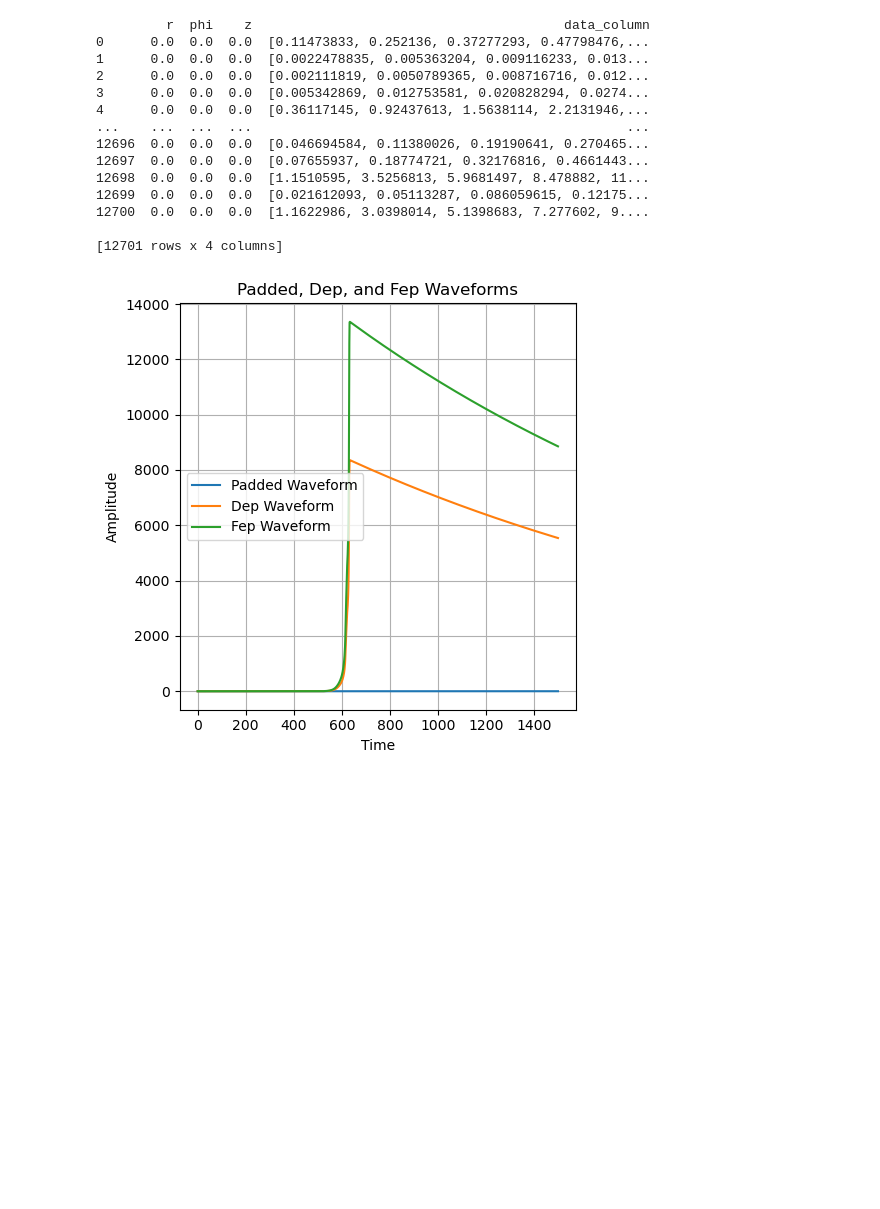
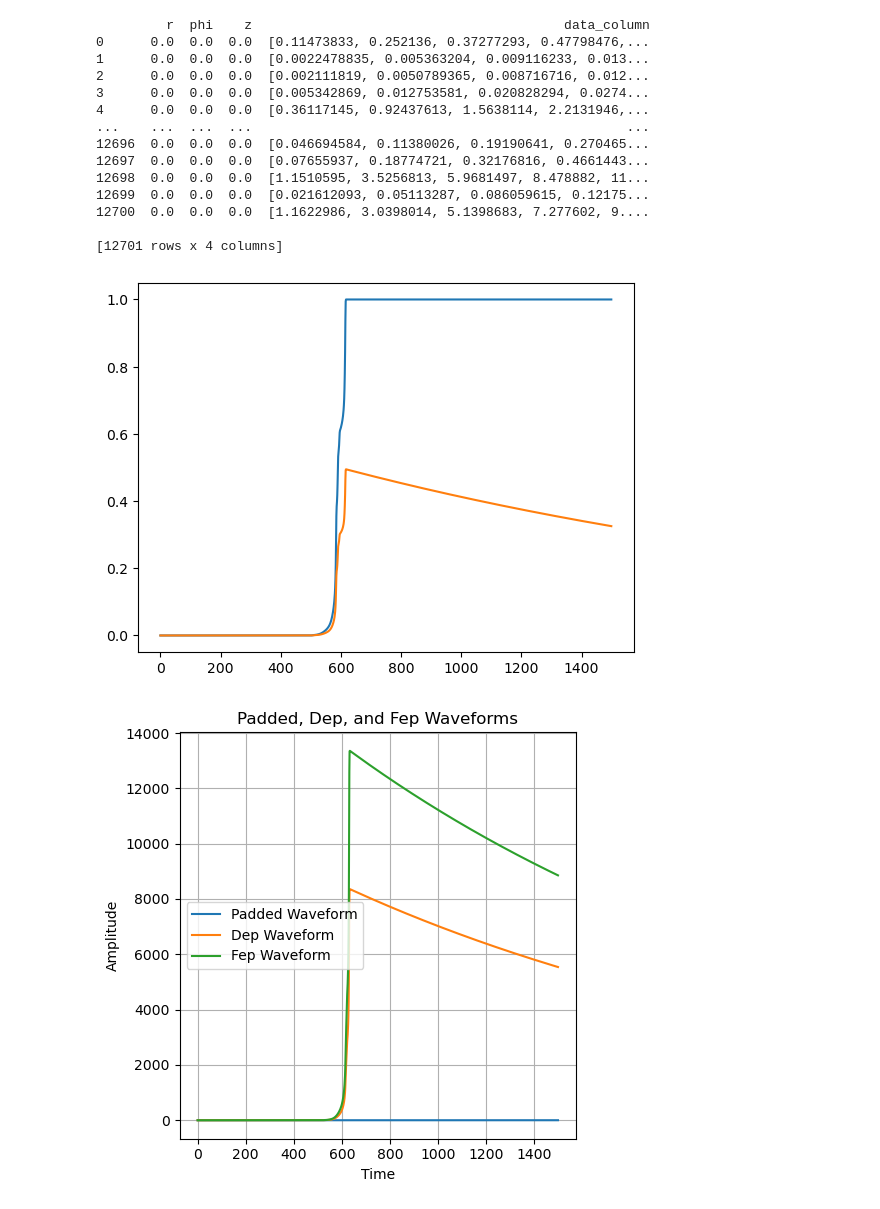
Before and after one commit to aobol/CPU-Net, a Jupyter notebook: data_emulation/SimulatingElectronicResponse.ipynb, the cells around one changed output. Saved outputs shown, nothing was run; the diff lists cells and outputs as text; code cells hidden in the pictures; blank space fills up the shorter version.

```diff
--- a/data_emulation/SimulatingElectronicResponse.ipynb
+++ b/data_emulation/SimulatingElectronicResponse.ipynb
@@ -11,7 +11,7 @@ import pandas as pd
 import pickle
 
 eng_peak = 'sep'
-home_dir = '/global/homes/k/kbhimani/CPU-Net/'
+home_dir='/nas/longleaf/home/kbhimani/'
 # %%
 pickle_path_transformed_waveform = home_dir+f'training_data/{eng_peak}_cleaned.pickle'
 def event_loader_data(address, elow=-99999, ehi=99999):
@@ -26,9 +26,9 @@ def event_loader_data(address, elow=-99999, ehi=99999):
             except EOFError:
                 break
     return wf_list
-data_ornl_fep = event_loader_data(home_dir+'training_data/fep_cleaned.pickle')
-data_ornl_dep = event_loader_data(home_dir+'training_data/dep_cleaned.pickle')
-data_ornl_sep = event_loader_data(home_dir+'training_data/sep_cleaned.pickle')
+data_ornl_fep = event_loader_data(home_dir+'CPU-Net/training_data/fep_cleaned.pickle')
+data_ornl_dep = event_loader_data(home_dir+'CPU-Net/training_data/dep_cleaned.pickle')
+data_ornl_sep = event_loader_data(home_dir+'CPU-Net/training_data/sep_cleaned.pickle')
 # %%
 # Function to process waveforms
 def process_waveforms(data, max_length):
@@ -120,7 +120,7 @@ def event_loader_sim(address, elow=-99999, ehi=99999):
             except EOFError:
                 break
     return wf_list
-sim = event_loader_sim(home_dir + f"training_data/{eng_peak}_wf_sim.pickle")
+sim = event_loader_sim(home_dir + f"CPU-Net/training_data/{eng_peak}_wf_sim.pickle")
 # Create a DataFrame with r, phi, z, and data_column
 data = {
     'r': [0.0] * len(sim),
@@ -200,34 +200,39 @@ sep_transformed_list = []
 # Scale and apply transfer functions
 for i, waveform in tqdm(enumerate(df['data_column'])):
     # Normalize the waveform
+    plt.plot(waveform)
     transformed = apply_transfer_function(waveform, sys1)
+    plt.plot(transformed)
     normalized_waveform = normalize_data(transformed)
     # Scale by dep_scaled_waveform and fep_scaled_waveform
     dep_transformed = normalized_waveform * max_dep_amp
     fep_transformed = normalized_waveform * max_fep_amp
     sep_transformed = normalized_waveform * max_sep_amp
     # Append transformed waveforms to lists
     dep_transformed_list.append(dep_transformed)
     fep_transformed_list.append(fep_transformed)
     sep_transformed_list.append(sep_transformed)
+    break
 
 # Convert lists to Series objects
 dep_series = pd.Series(dep_transformed_list)
 fep_series = pd.Series(fep_transformed_list)
 sep_series = pd.Series(sep_transformed_list)
 
 # Assign Series to new columns in the DataFrame
 df['dep'] = dep_series
 df['fep'] = fep_series
 df['sep'] = sep_series
 
 # Choose the index of the waveform to plot (e.g., 0 for the first waveform)
 waveform_index = 3
 
 # Retrieve the padded waveform, dep waveform, and fep waveform for the chosen index
 padded_waveform = df['data_column'][waveform_index]
 dep_waveform = df['dep'][waveform_index]
 fep_waveform = df['fep'][waveform_index]
+# %% [output]
+[figure, added]
 # %%
 # Plot an example of the padded and transformed DEP and FEP waveform side by side
 fig, ax = plt.subplots(1, 1, figsize=(5, 5))
```
Also changed, not shown: 13 other files.
